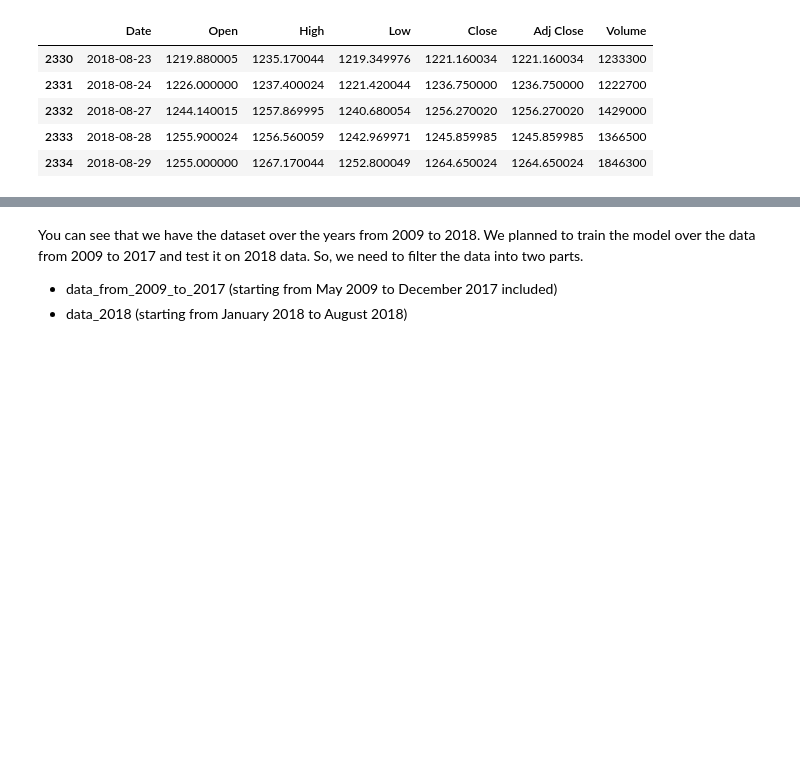
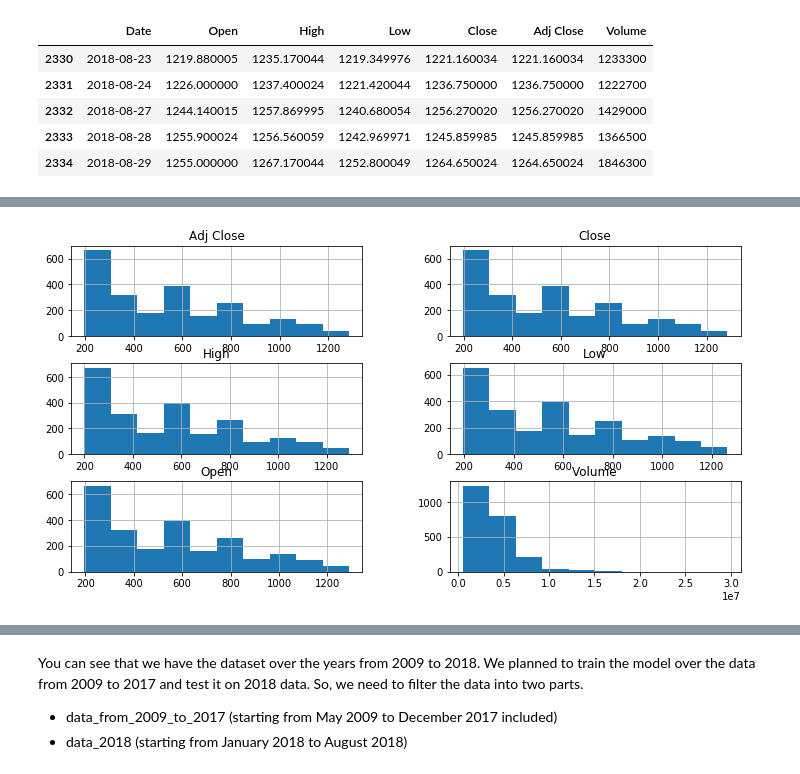
Before and after one commit to vchrombie/shuri, a Jupyter notebook: stock-price-prediction.ipynb, the cells around one changed output, grey strips where cells are left out. Saved outputs shown, nothing was run; the diff lists cells and outputs as text; code cells hidden in the pictures; blank space fills up the shorter version.

```diff
--- a/stock-price-prediction.ipynb
+++ b/stock-price-prediction.ipynb
@@ -40,0 +83,5 @@ totaldata.tail()
+# %%
+totaldata.hist(figsize=(12, 6))
+plt.show()
+# %% [output]
+[figure, added]
```
Also changed, not shown: parts of 11 cells of this notebook.
